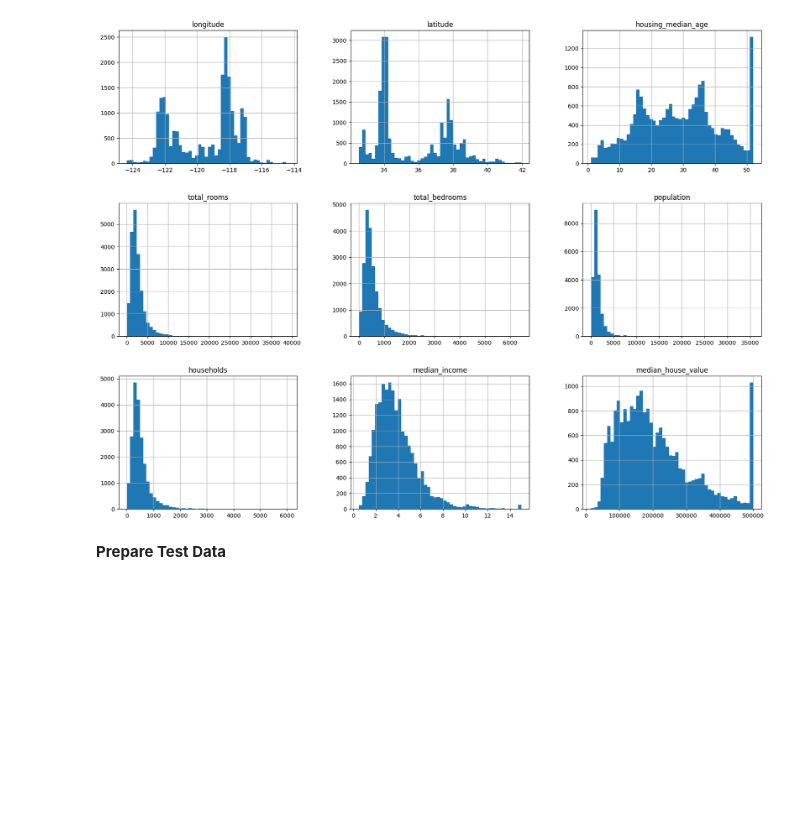
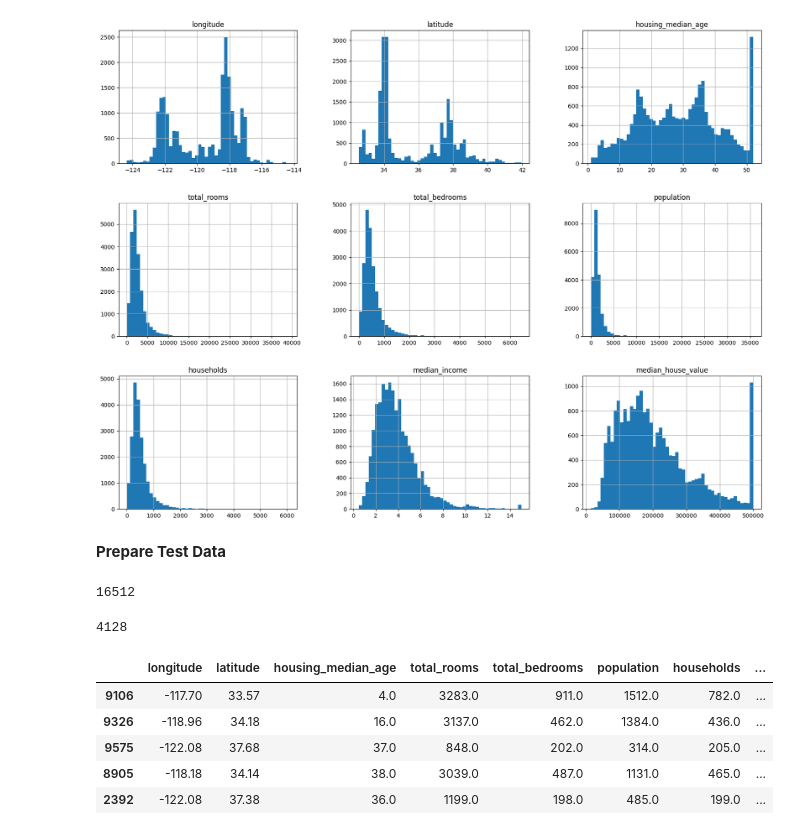
Before and after one commit to goldfishdolphin/real-estate-machine-learning, a Jupyter notebook: Housing.ipynb, the cells around one changed output. Saved outputs shown, nothing was run; the diff lists cells and outputs as text; code cells hidden in the pictures; blank space fills up the shorter version.

```diff
--- a/Housing.ipynb
+++ b/Housing.ipynb
@@ -86,3 +86,30 @@ plt.show()
 [figure]
 # %% [markdown]
 **Prepare Test Data**
+# %%
+import numpy as np
+def shuffle_and_split_data(data, test_ratio):
+  shuffled_indices = np.random.permutation(len(data))
+  test_set_size = int(len(data) * test_ratio)
+  test_indices = shuffled_indices[:test_set_size]
+  train_indices = shuffled_indices[test_set_size:]
+  return data.iloc[train_indices], data.iloc[test_indices]
+# %%
+train_set, test_set = shuffle_and_split_data(housing, 0.2)
+# %%
+len(train_set)
+# %% [output]
+16512
+# %%
+len(test_set)
+# %% [output]
+4128
+# %%
+train_set.head()
+# %% [output]
+|  | longitude | latitude | housing_median_age | total_rooms | total_bedrooms | population | households | ... |
+| 9106 | -117.70 | 33.57 | 4.0 | 3283.0 | 911.0 | 1512.0 | 782.0 | ... |
+| 9326 | -118.96 | 34.18 | 16.0 | 3137.0 | 462.0 | 1384.0 | 436.0 | ... |
+| 9575 | -122.08 | 37.68 | 37.0 | 848.0 | 202.0 | 314.0 | 205.0 | ... |
+| 8905 | -118.18 | 34.14 | 38.0 | 3039.0 | 487.0 | 1131.0 | 465.0 | ... |
+| 2392 | -122.08 | 37.38 | 36.0 | 1199.0 | 198.0 | 485.0 | 199.0 | ... |
```
Also changed, not shown: parts of 12 cells of this notebook.
